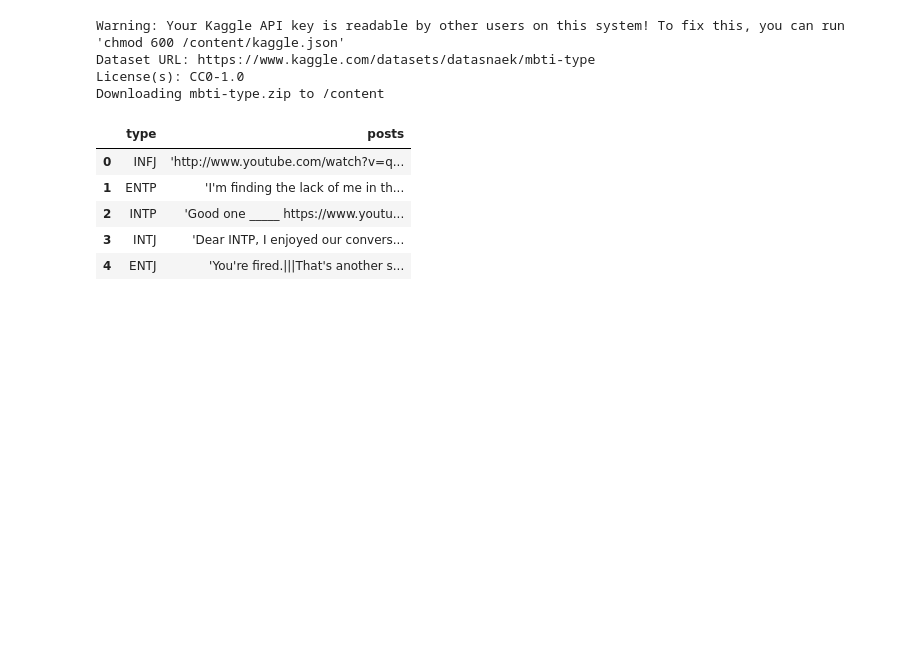
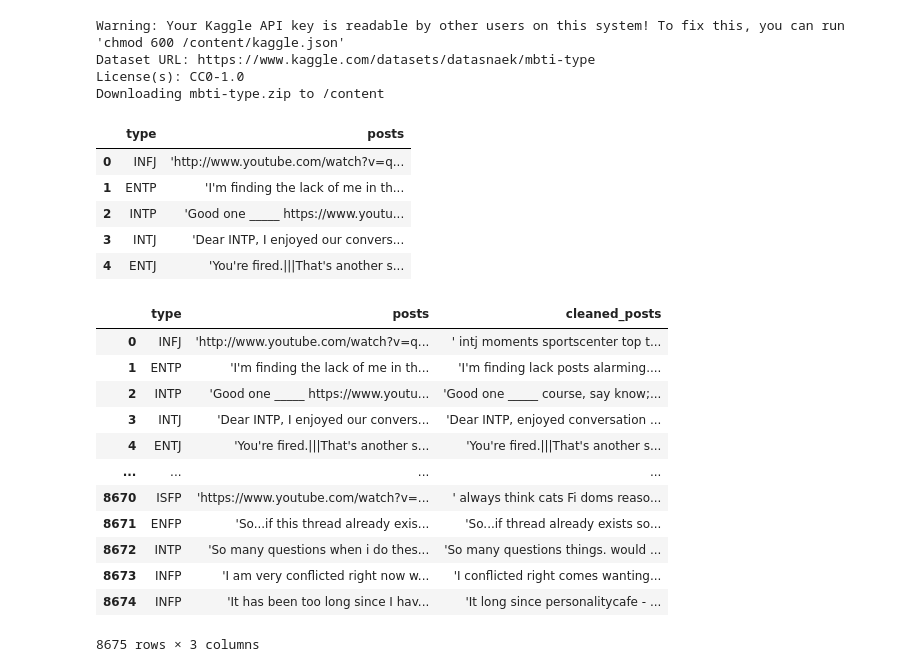
Before and after one commit to ampham03/673_proj, a Jupyter notebook: 673_proj.ipynb, the cells around one changed output. Drawn from its saved outputs; the diff is of its cells as text; code cells hidden in the pictures; blank space fills up the shorter version.

Commit message:
Process dataset: remove URLs and stopwords, add tokenizer and convert to embeddings

```diff
--- a/673_proj.ipynb
+++ b/673_proj.ipynb
@@ -72,3 +76,26 @@ df.head()
 | 2 | INTP | 'Good one _____ https://www.youtu... |
 | 3 | INTJ | 'Dear INTP, I enjoyed our convers... |
 | 4 | ENTJ | 'You're fired.|||That's another s... |
+# %%
+def clean_text(text):
+  text = re.sub(r'http\S+|www\S+', '', text) # remove URLs
+  text = " ".join([word for word in text.split() if word.lower() not in stop_words]) # remove stopwords
+  return text
+# %%
+df['cleaned_posts'] = df['posts'].apply(clean_text)
+# %%
+df
+# %% [output]
+|  | type | posts | cleaned_posts |
+| 0 | INFJ | 'http://www.youtube.com/watch?v=q... | ' intj moments sportscenter top t... |
+| 1 | ENTP | 'I'm finding the lack of me in th... | 'I'm finding lack posts alarming.... |
+| 2 | INTP | 'Good one _____ https://www.youtu... | 'Good one _____ course, say know;... |
+| 3 | INTJ | 'Dear INTP, I enjoyed our convers... | 'Dear INTP, enjoyed conversation ... |
+| 4 | ENTJ | 'You're fired.|||That's another s... | 'You're fired.|||That's another s... |
+| ... | ... | ... | ... |
+| 8670 | ISFP | 'https://www.youtube.com/watch?v=... | ' always think cats Fi doms reaso... |
+| 8671 | ENFP | 'So...if this thread already exis... | 'So...if thread already exists so... |
+| 8672 | INTP | 'So many questions when i do thes... | 'So many questions things. would ... |
+| 8673 | INFP | 'I am very conflicted right now w... | 'I conflicted right comes wanting... |
+| 8674 | INFP | 'It has been too long since I hav... | 'It long since personalitycafe - ... |
+8675 rows × 3 columns
```
Also changed, not shown: parts of 9 cells of this notebook.
